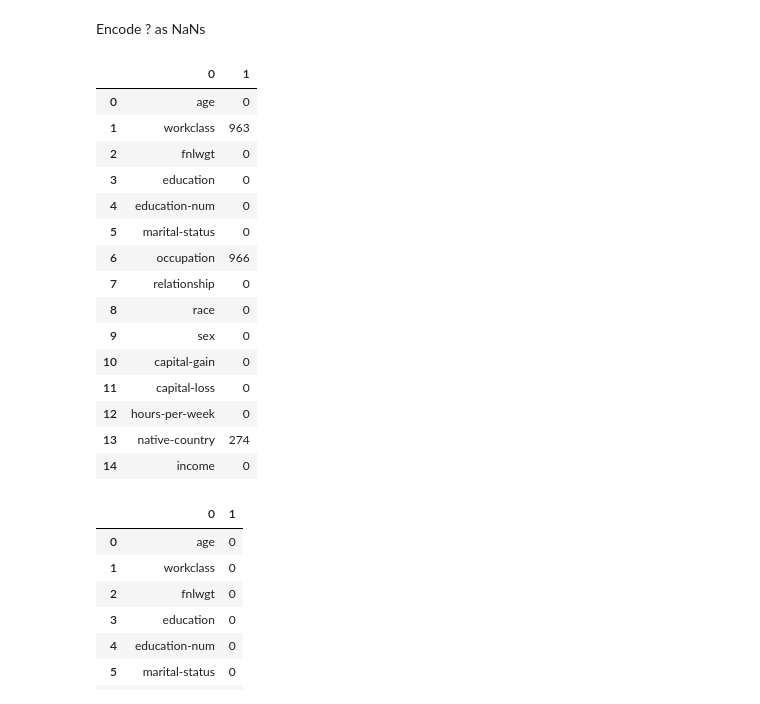
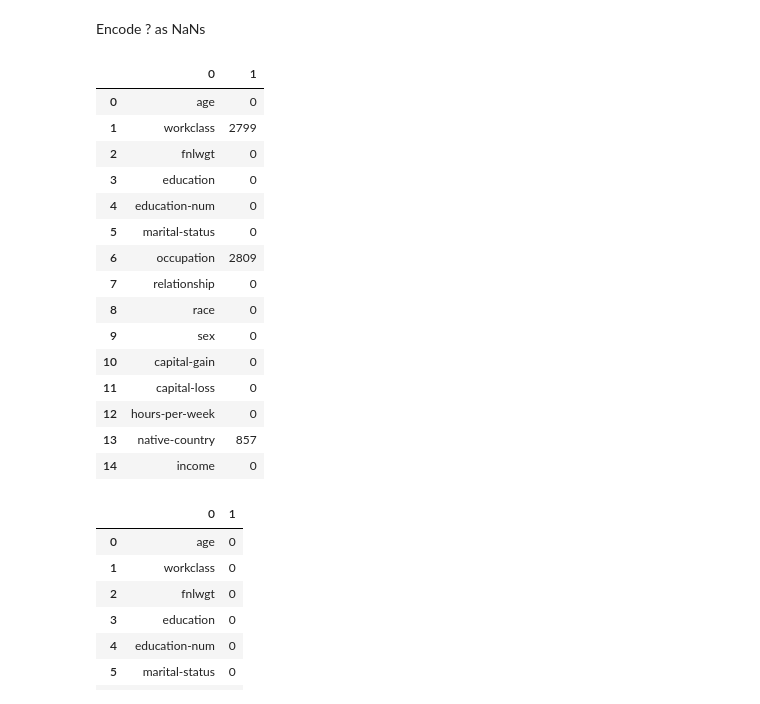
Before and after one commit to SiluniKeerthiratne/Nai-ve-Bayes-and-Random-Forest-Classification-on-Adult-dataset, a Jupyter notebook: Code.ipynb, the cells around one changed output. Cells and saved outputs as stored; diff of their text form; code cells hidden in the pictures.

```diff
--- a/Code.ipynb
+++ b/Code.ipynb
@@ -57,3 +58,5 @@ df.head(40)
+# %%
+df = dfUntouched.copy()
 # %%
 df.info()
 # %% [output]
@@ -87,30 +97,30 @@ df[df == '?'] = np.nan
 # %%
 def missing_value(df):
     miss=[]
     col_list=df.columns
     for i in col_list:
         missing=df[i].isnull().sum()
         miss.append(missing)
         list_of_missing=pd.DataFrame(list(zip(col_list,miss)))
     return list_of_missing
 
-missing_value(data_df)
+missing_value(df)
 # %% [output]
 |  | 0 | 1 |
 | 0 | age | 0 |
-| 1 | workclass | 963 |
+| 1 | workclass | 2799 |
 | 2 | fnlwgt | 0 |
 | 3 | education | 0 |
 | 4 | education-num | 0 |
 | 5 | marital-status | 0 |
-| 6 | occupation | 966 |
+| 6 | occupation | 2809 |
 | 7 | relationship | 0 |
 | 8 | race | 0 |
 | 9 | sex | 0 |
 | 10 | capital-gain | 0 |
 | 11 | capital-loss | 0 |
 | 12 | hours-per-week | 0 |
-| 13 | native-country | 274 |
+| 13 | native-country | 857 |
 | 14 | income | 0 |
 # %%
 for col in ['workclass', 'occupation', 'native-country']:
```
Also changed, not shown: parts of 57 cells of this notebook.
